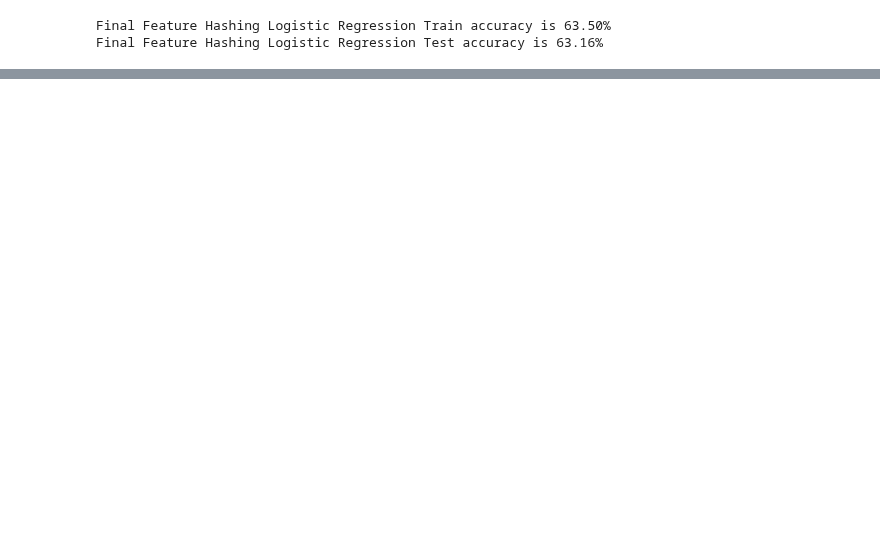
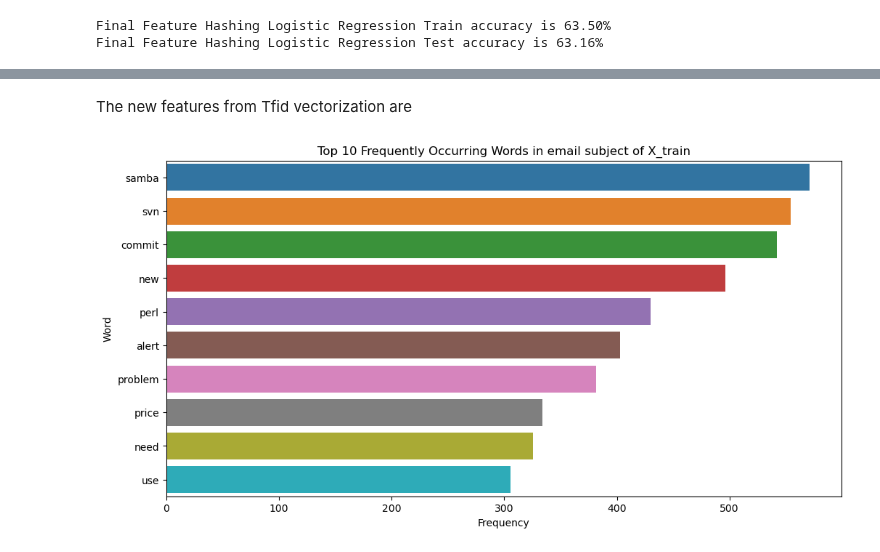
Before and after one commit to dfrancis-tech/email_spam, a Jupyter notebook: Feature_Engineering.ipynb, the cells around one changed output, grey strips where cells are left out. Cells and saved outputs as stored; diff of their text form; code cells hidden in the pictures; blank space fills up the shorter version.

```diff
--- a/Feature_Engineering.ipynb
+++ b/Feature_Engineering.ipynb
@@ -901,0 +960,14 @@ sns.heatmap(word_counts_nonspam.head(10),vmin=10,vmax=None)
+# %%
+# Find the indices where val_scores > 0.70
+val_indices = np.where(np.array(val_scores) > 0.70)[0]
+
+# Calculate the absolute difference between train_scores and val_scores
+abs_diff = np.abs(np.array(train_scores) - np.array(val_scores))
+
+# Find the index with the minimum absolute difference among the selected indices
+valid_indices = val_indices[abs_diff[val_indices].argmin()]
+
+# Get the corresponding best_n_features value
+best_min_df = min_df_values[valid_indices]
+
+best_min_df
@@ -901,0 +978,15 @@ sns.heatmap(word_counts_nonspam.head(10),vmin=10,vmax=None)
+# %%
+# Instantiate tfid vectorizer
+vectorizer_subject = TfidfVectorizer(min_df = best_min_df,
+                             tokenizer=my_tokenizer,
+                             ngram_range=(1, 1))
+
+# Fit and transform train set
+vectorized_subject_train = vectorizer_subject.fit_transform(X_train['subject'])
+
+# View result
+vectorized_subject_train_df = pd.DataFrame(vectorized_subject_train.todense(),
+                                           columns=vectorizer_subject.get_feature_names_out())
+vectorized_subject_train_df = vectorized_subject_train_df.add_prefix('subject_')
+vectorized_subject_train_df.reset_index(drop=True, inplace=True)
+vectorized_subject_train_df
@@ -901,0 +1007,17 @@ sns.heatmap(word_counts_nonspam.head(10),vmin=10,vmax=None)
+# %% [markdown]
+The new features from Tfid vectorization are
+# %%
+word_freq = vectorized_subject_train_df.sum().sort_values(ascending=False)
+top_10_words = word_freq.head(10)
+
+# Remove prefixes from column names
+top_10_words.index = top_10_words.index.str.replace('subject_', '')
+
+plt.figure(figsize=(12, 6))
+sns.barplot(x=top_10_words.values, y=top_10_words.index,errorbar=None)
+plt.xlabel('Frequency')
+plt.ylabel('Word')
+plt.title('Top 10 Frequently Occurring Words in email subject of X_train')
+plt.show()
+# %% [output]
+[figure, added]
```
Also changed, not shown: parts of 68 cells of this notebook.
